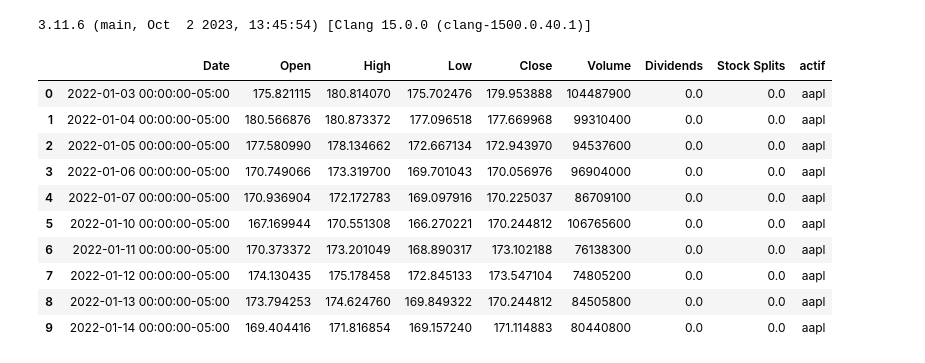
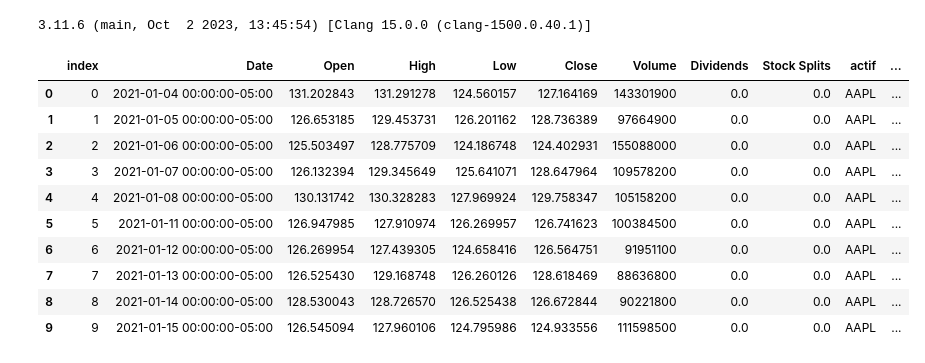
Before and after one commit to BaptPicxDev/exercice-finance-loulou, a Jupyter notebook: loulou.ipynb, the cells around one changed output. Saved outputs shown, nothing was run; the diff lists cells and outputs as text; code cells hidden in the pictures.

```diff
--- a/loulou.ipynb
+++ b/loulou.ipynb
@@ -8,37 +11,46 @@ import yfinance as yf # !pip3 install yfinance
 # %%
 def retrieve_hist_assets(assets: list, window_range="2y") -> list:
     """Retrieve asset history values.
 
     Ecrire une fonction qui prend en entrée une liste de 5 actifs et qui renvoie les prix journaliers sur
     une fenêtre de 2 à 3 ans (le choix est donné à l’utilisateur) à partir de Yahoo Finance.
 
     N.B.:
         - package link: https://pypi.org/project/yfinance/
     :param assets: list of assets (max 5)
     :return: asset historical list
     """
     if len(assets) > 5:
         raise ValueError("On ne peut pas avoir plus de 5 assets!")
     if not window_range in ["2y", "3y"]:
         raise ValueError("Tu peux seulement demander 2y -> historique 2 ans ou 3y -> ...")
+    df = pd.DataFrame()
     for asset in assets:
         msft = yf.Ticker(asset)
         hist = msft.history(period=window_range)
         hist_df = pd.DataFrame(hist)
         hist_df["actif"] = asset
-    return hist_df.reset_index()
+        hist_df = hist_df.reset_index()
+        hist_df["jour"] = hist_df.Date.dt.strftime('%Y-%m-%d')
+        hist_df["mois"] = hist_df.Date.dt.strftime('%Y-%m')
+        hist_df["annee"] = hist_df.Date.dt.strftime('%Y')
+        if df.empty:
+            df = hist_df.copy()
+        else:
+            df = pd.concat([df, hist_df])
+    return df.reset_index()
 
-df = retrieve_hist_assets(assets=["aapl"], window_range="3y")
+df = retrieve_hist_assets(assets=["AAPL", "MSFT", "AMZN"], window_range="3y")
 df.head(10)
 # %% [output]
-|  | Date | Open | High | Low | Close | Volume | Dividends | Stock Splits | actif |
-| 0 | 2022-01-03 00:00:00-05:00 | 175.821115 | 180.814070 | 175.702476 | 179.953888 | 104487900 | 0.0 | 0.0 | aapl |
-| 1 | 2022-01-04 00:00:00-05:00 | 180.566876 | 180.873372 | 177.096518 | 177.669968 | 99310400 | 0.0 | 0.0 | aapl |
-| 2 | 2022-01-05 00:00:00-05:00 | 177.580990 | 178.134662 | 172.667134 | 172.943970 | 94537600 | 0.0 | 0.0 | aapl |
-| 3 | 2022-01-06 00:00:00-05:00 | 170.749066 | 173.319700 | 169.701043 | 170.056976 | 96904000 | 0.0 | 0.0 | aapl |
-| 4 | 2022-01-07 00:00:00-05:00 | 170.936904 | 172.172783 | 169.097916 | 170.225037 | 86709100 | 0.0 | 0.0 | aapl |
-| 5 | 2022-01-10 00:00:00-05:00 | 167.169944 | 170.551308 | 166.270221 | 170.244812 | 106765600 | 0.0 | 0.0 | aapl |
-| 6 | 2022-01-11 00:00:00-05:00 | 170.373372 | 173.201049 | 168.890317 | 173.102188 | 76138300 | 0.0 | 0.0 | aapl |
-| 7 | 2022-01-12 00:00:00-05:00 | 174.130435 | 175.178458 | 172.845133 | 173.547104 | 74805200 | 0.0 | 0.0 | aapl |
-| 8 | 2022-01-13 00:00:00-05:00 | 173.794253 | 174.624760 | 169.849322 | 170.244812 | 84505800 | 0.0 | 0.0 | aapl |
-| 9 | 2022-01-14 00:00:00-05:00 | 169.404416 | 171.816854 | 169.157240 | 171.114883 | 80440800 | 0.0 | 0.0 | aapl |
+|  | index | Date | Open | High | Low | Close | Volume | Dividends | Stock Splits | actif | ... |
+| 0 | 0 | 2021-01-04 00:00:00-05:00 | 131.202843 | 131.291278 | 124.560157 | 127.164169 | 143301900 | 0.0 | 0.0 | AAPL | ... |
+| 1 | 1 | 2021-01-05 00:00:00-05:00 | 126.653185 | 129.453731 | 126.201162 | 128.736389 | 97664900 | 0.0 | 0.0 | AAPL | ... |
+| 2 | 2 | 2021-01-06 00:00:00-05:00 | 125.503497 | 128.775709 | 124.186748 | 124.402931 | 155088000 | 0.0 | 0.0 | AAPL | ... |
+| 3 | 3 | 2021-01-07 00:00:00-05:00 | 126.132394 | 129.345649 | 125.641071 | 128.647964 | 109578200 | 0.0 | 0.0 | AAPL | ... |
+| 4 | 4 | 2021-01-08 00:00:00-05:00 | 130.131742 | 130.328283 | 127.969924 | 129.758347 | 105158200 | 0.0 | 0.0 | AAPL | ... |
+| 5 | 5 | 2021-01-11 00:00:00-05:00 | 126.947985 | 127.910974 | 126.269957 | 126.741623 | 100384500 | 0.0 | 0.0 | AAPL | ... |
+| 6 | 6 | 2021-01-12 00:00:00-05:00 | 126.269954 | 127.439305 | 124.658416 | 126.564751 | 91951100 | 0.0 | 0.0 | AAPL | ... |
+| 7 | 7 | 2021-01-13 00:00:00-05:00 | 126.525430 | 129.168748 | 126.260126 | 128.618469 | 88636800 | 0.0 | 0.0 | AAPL | ... |
+| 8 | 8 | 2021-01-14 00:00:00-05:00 | 128.530043 | 128.726570 | 126.525438 | 126.672844 | 90221800 | 0.0 | 0.0 | AAPL | ... |
+| 9 | 9 | 2021-01-15 00:00:00-05:00 | 126.545094 | 127.960106 | 124.795986 | 124.933556 | 111598500 | 0.0 | 0.0 | AAPL | ... |
```
Also changed, not shown: parts of 4 cells of this notebook, 2 other files.
